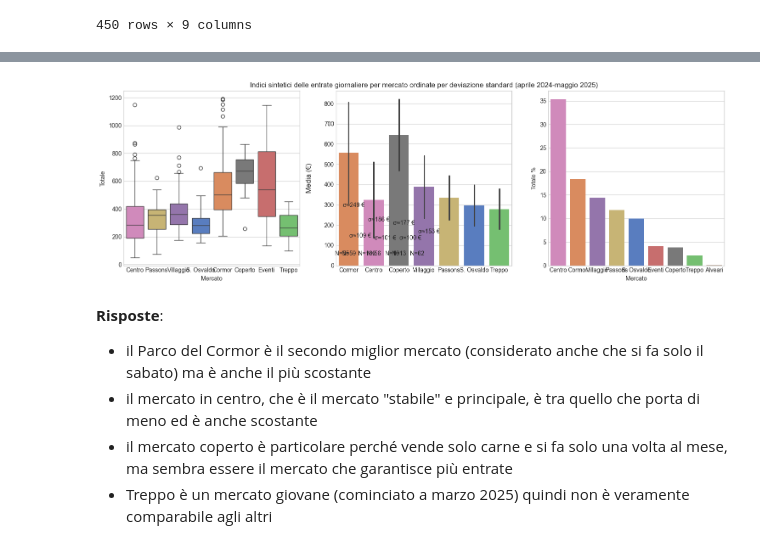
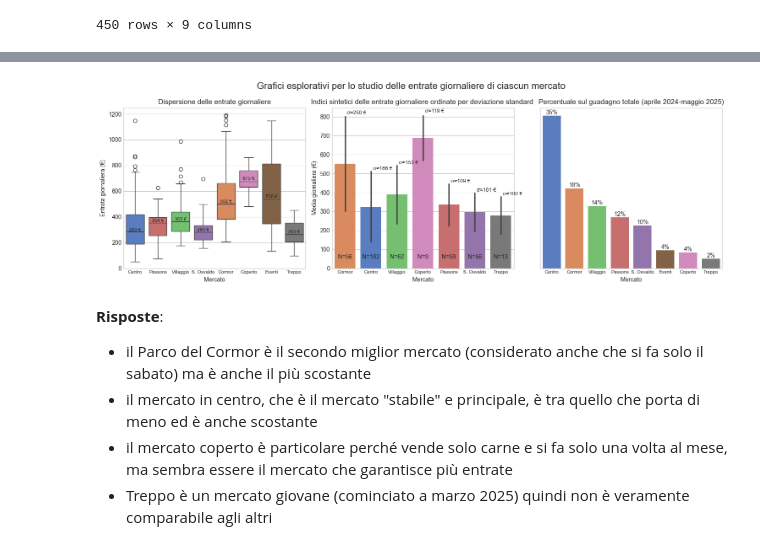
Before and after one commit to panda-with-issues/Fond-Scienze-dei-Dati-progetto, a Jupyter notebook: analisi_corrispettivi_la_di_cjastelan.ipynb, the cells around one changed output, grey strips where cells are left out. Drawn from its saved outputs; the diff is of its cells as text; code cells hidden in the pictures.

Commit message:
finito grafici esplorativi mercati

```diff
--- a/analisi_corrispettivi_la_di_cjastelan.ipynb
+++ b/analisi_corrispettivi_la_di_cjastelan.ipynb
@@ -1709,31 +1709,61 @@ Entrata totale di ciascun mercato:
 | Treppo | 1946.26 | 1402.13 | 147.04 | 126.60 | 0.00 | 3622.03 | 2.166194 |
 | Alveari | 25.10 | 0.00 | 0.00 | 0.00 | 0.00 | 25.10 | 0.015011 |
 # %%
-mercati_palette = {key:val for key, val in zip(set(mercati_map.values()), sns.color_palette('muted', len(set(mercati_map.values()))))}
+mercati = mercati_tot.index
+mercati_palette = {key:val for key, val in zip(mercati, sns.color_palette('muted', len(mercati)))}
+
 fig, axes = plt.subplots(1, 3, figsize=(15, 5))
+fig.suptitle('Grafici esplorativi per lo studio delle entrate giornaliere di ciascun mercato', fontsize=16)
 
+# boxplot
 ax_box = axes[0]
 sns.boxplot(mercati_df[ mercati_df['Mercato'] != 'Alveari'], x='Mercato', y='Totale', hue='Mercato', palette=mercati_palette, ax=ax_box)
+ax_box.set_title('Dispersione delle entrate giornaliere')
+ax_box.set_ylabel('Entrata giornaliera (€)')
+ax_box.set_ylim(0, None)
 
+medians = mercati_df[ mercati_df['Mercato'] != 'Alveari'].groupby('Mercato')['Totale'].median()
+vertical_offset = medians * 0.02
+xtick_labels = [tick.get_text() for tick in ax_box.get_xticklabels()]
+
+for i, label in enumerate(xtick_labels):
+    ax_box.text(i, medians[label] + vertical_offset[label], f'{medians[label]:.0f} €', ha='center', fontsize=8)
+
+# indici sintetici
 ax_media = axes[1]
 sns.barplot(mercati_periodici, x='Mercato', y ='Totale', hue='Mercato', errorbar='sd', order=mercati_sintesi.index, palette=mercati_palette, ax= ax_media)
 
-ax_media.set_title('Indici sintetici delle entrate giornaliere per mercato ordinate per deviazione standard (aprile 2024-maggio 2025)')
-ax_media.set_ylabel('Media (€)', fontsize=12, labelpad=20)
-ax_media.set_xlabel(ax.xaxis.get_label_text(), fontsize=12, labelpad=10)
+ax_media.set_title('Indici sintetici delle entrate giornaliere ordinate per deviazione standard ')
+ax_media.set_ylabel('Media giornaliera (€)')
 
-# annoto la cardinalità
-for bar, count, std in zip(ax.patches, mercati_sintesi['count'], mercati_sintesi['std']):
+# annoto la cardinalità e la std
+for bar, count, std in zip(sorted(ax_media.patches, key=lambda x: x.get_x()), mercati_sintesi['count'], mercati_sintesi['std']):
     ax_media.annotate(f'N={count:.0f}', xy=(bar.get_x()+bar.get_width()/2, 50), ha='center')
-    ax_media.annotate(f'σ≈{std:.0f} €', xy=(bar.get_x()+bar.get_width()*1.25/2, bar.get_height() + std), ha='left')
+    ax_media.annotate(f'σ≈{std:.0f} €', xy=(bar.get_x()+bar.get_width()*1.2/2, bar.get_height()*1.02 + std), ha='left', fontsize=9)
 
+# percentuali totali
 ax_tot = axes[2]
-sns.barplot(mercati_tot, x='Mercato', hue='Mercato', y='Totale %', palette=mercati_palette)
+sns.barplot(mercati_tot.iloc[:-1], x='Mercato', hue='Mercato', y='Totale %', palette=mercati_palette, ax=ax_tot)
+ax_tot.set_title('Percentuale sul guadagno totale (aprile 2024-maggio 2025)')
+
+# annoto le percentuali
+bars = ax_tot.containers
+labels = [f'{val:.0f}%' for val in mercati_tot['Totale %']]
+labels.pop()
+for container, label in zip(bars, labels):
+    ax_tot.bar_label(container, labels=[label])
+
+ax_tot.set_ylabel('')
+ax_tot.grid(False)
+ax_tot.tick_params(axis='y', labelleft=False)
+# impostazioni comuni
+for ax in axes:
+    ax.tick_params(axis='x', labelsize=8)
 
 plt.tight_layout()
 plt.show()
 # %% [output]
-[figure, old version]
+[figure, new version]
 # %% [markdown]
 **Risposte**:
 - il Parco del Cormor è il secondo miglior mercato (considerato anche che si fa solo il sabato) ma è anche il più scostante
```
Also changed, not shown: parts of 5 cells of this notebook, 1 other file.
